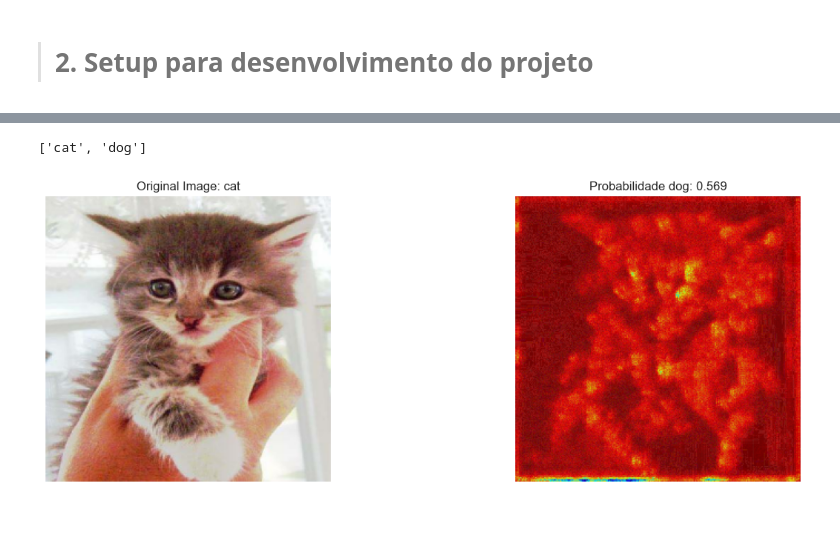
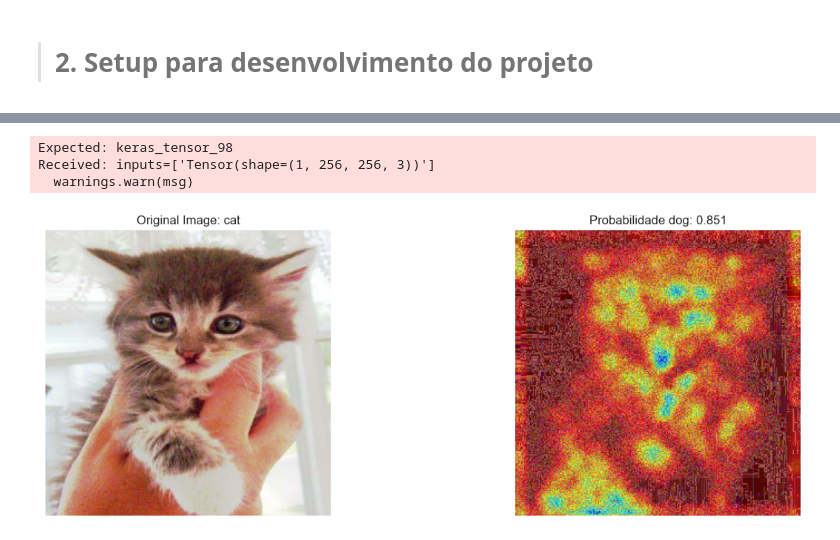
Before and after one commit to Kinpau/APVC_Projeto, a Jupyter notebook: APVC-Desafio2/notebooks/D2Parte2.ipynb, the cells around one changed output, grey strips where cells are left out. Drawn from its saved outputs; the diff is of its cells as text; code cells hidden in the pictures.

```diff
--- a/APVC-Desafio2/notebooks/D2Parte2.ipynb
+++ b/APVC-Desafio2/notebooks/D2Parte2.ipynb
@@ -181,14 +186,14 @@ exec(code);
 # Baseline model
 model = keras.Sequential([
     layers.Input(shape=(img_height, img_width, 3)),
+    data_augmentation,
     layers.Conv2D(16, 5, padding='same', activation='relu'),
     layers.MaxPooling2D(),
     layers.Conv2D(32, 3, padding='same', activation='relu'),
     layers.MaxPooling2D(),
     layers.Conv2D(64, 3, padding='same', activation='relu'),
     layers.MaxPooling2D(),
-    # layers.Flatten(),
-    layers.GlobalAveragePooling2D(),  # Substituir o Flatten
+    layers.Flatten(),
     layers.Dense(128, activation='relu'),
     layers.Dense(1, activation="sigmoid")
 ])
@@ -396,7 +405,3 @@ train_preds = model.predict(train).squeeze()
-# %%
-labels
-# %% [output]
-['cat', 'dog']
 # %%
 train_list = list(train)
 score = CategoricalScore([0])
@@ -404,29 +409,30 @@ saliency = Saliency(model, clone=False)
 # %%
 # Load and preprocess an example image
 img_id = 0 # 5656
 img = train_list[0][0][img_id]  # Tensor
-img_array = np.expand_dims(img, axis=0)  # Normalize and add batch dimension, now numpy array
-
+img_array = np.expand_dims(img, axis = 0)  # Normalize and add batch dimension, now numpy array
 # Compute saliency map
-saliency_map = saliency(score, img_array, smooth_samples=30, smooth_noise=0.1)
+saliency_map = saliency(score, img_array, smooth_samples=20, smooth_noise=0.2)
 saliency_map = normalize(saliency_map)
-
-# Overlay saliency map on original image with higher transparency for saliency
+# Overlay saliency map on original image
 heatmap = cv2.applyColorMap(np.uint8(255 * saliency_map).squeeze(), cv2.COLORMAP_JET)
-overlay = cv2.addWeighted(heatmap, 0.8, np.uint8(255 * img), .1, 0)  # Adjust transparency here
+overlay = cv2.addWeighted(heatmap, 0.6, np.uint8(255 * img), 0.4, 0)
 
 # Display results
 fig, ax = plt.subplots(1, 2, figsize=(15, 5))
 ax[0].imshow(img.numpy().astype("uint8"))
-ax[0].set_title(f"Original Image: {labels[int(train_list[0][1][img_id])]}")  # Show label
+ax[0].set_title(f"Original Image: {labels[int(train_list[0][1][img_id])]}")
 ax[0].axis("off")
 
 ax[1].imshow(overlay)
 ax[1].set_title(f"Probabilidade {labels[1]}: {train_preds[img_id]:.3f}")
 ax[1].axis("off")
 
 plt.show()
 # %% [output]
+Expected: keras_tensor_98
+Received: inputs=['Tensor(shape=(1, 256, 256, 3))']
+  warnings.warn(msg)
-[figure, old version]
+[figure, new version]
 # %%
 # https://tree.rocks/get-heatmap-from-cnn-convolution-neural-network-aka-grad-cam-222e08f57a34
```
Also changed, not shown: parts of 24 cells of this notebook, 1 other file.
